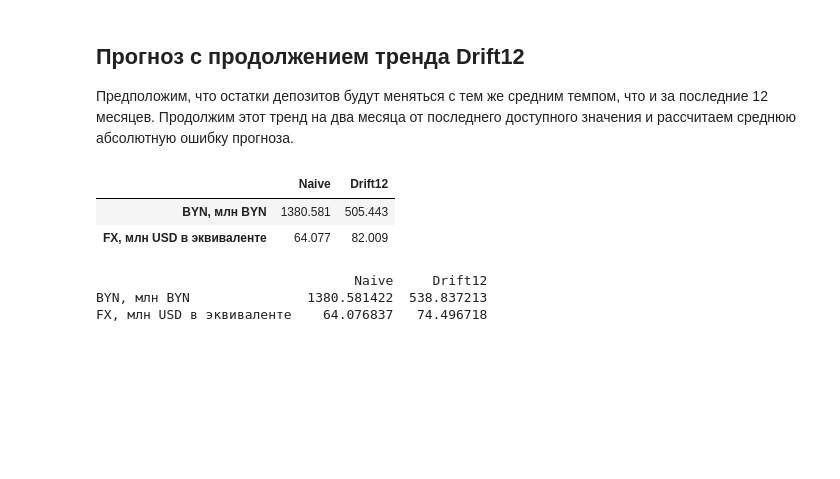
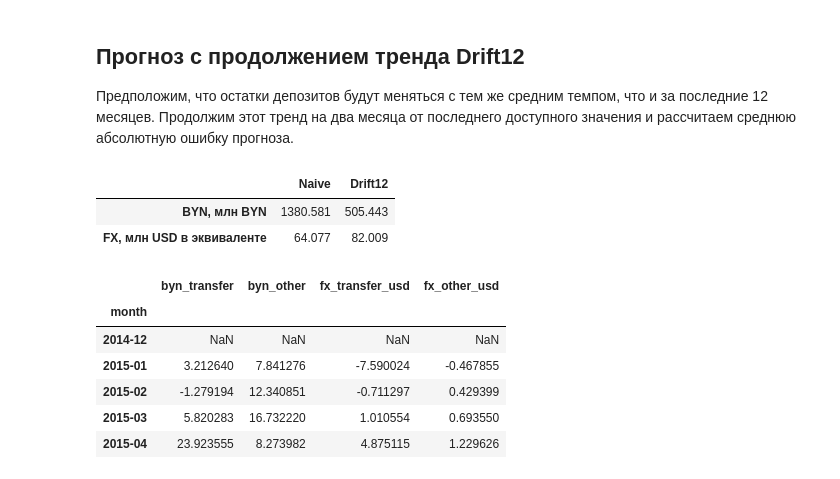
Before and after one commit to venskovalentin/belarus_dollarization_paper, a Jupyter notebook: notebooks/research_notebook.ipynb, the cells around one changed output. Cells and saved outputs as stored; diff of their text form; code cells hidden in the pictures; blank space fills up the shorter version.

```diff
--- a/notebooks/research_notebook.ipynb
+++ b/notebooks/research_notebook.ipynb
@@ -271,9 +278,19 @@ display(baseline_metrics.round(3))
 |  | Naive | Drift12 |
 | BYN, млн BYN | 1380.581 | 505.443 |
 | FX, млн USD в эквиваленте | 64.077 | 82.009 |
-# %%
-print(baseline_metrics.to_string())
-# %% [output]
-                                 Naive     Drift12
-BYN, млн BYN               1380.581422  538.837213
-FX, млн USD в эквиваленте    64.076837   74.496718
+# %%
+import numpy as np
+
+log_components = np.log(components)
+
+targets = 100 * (log_components.shift(-1) - log_components.shift(1))
+
+targets.head()
+# %% [output]
+|  | byn_transfer | byn_other | fx_transfer_usd | fx_other_usd |
+| month |  |  |  |  |
+| 2014-12 | NaN | NaN | NaN | NaN |
+| 2015-01 | 3.212640 | 7.841276 | -7.590024 | -0.467855 |
+| 2015-02 | -1.279194 | 12.340851 | -0.711297 | 0.429399 |
+| 2015-03 | 5.820283 | 16.732220 | 1.010554 | 0.693550 |
+| 2015-04 | 23.923555 | 8.273982 | 4.875115 | 1.229626 |
```
Also changed, not shown: parts of 7 cells of this notebook.
